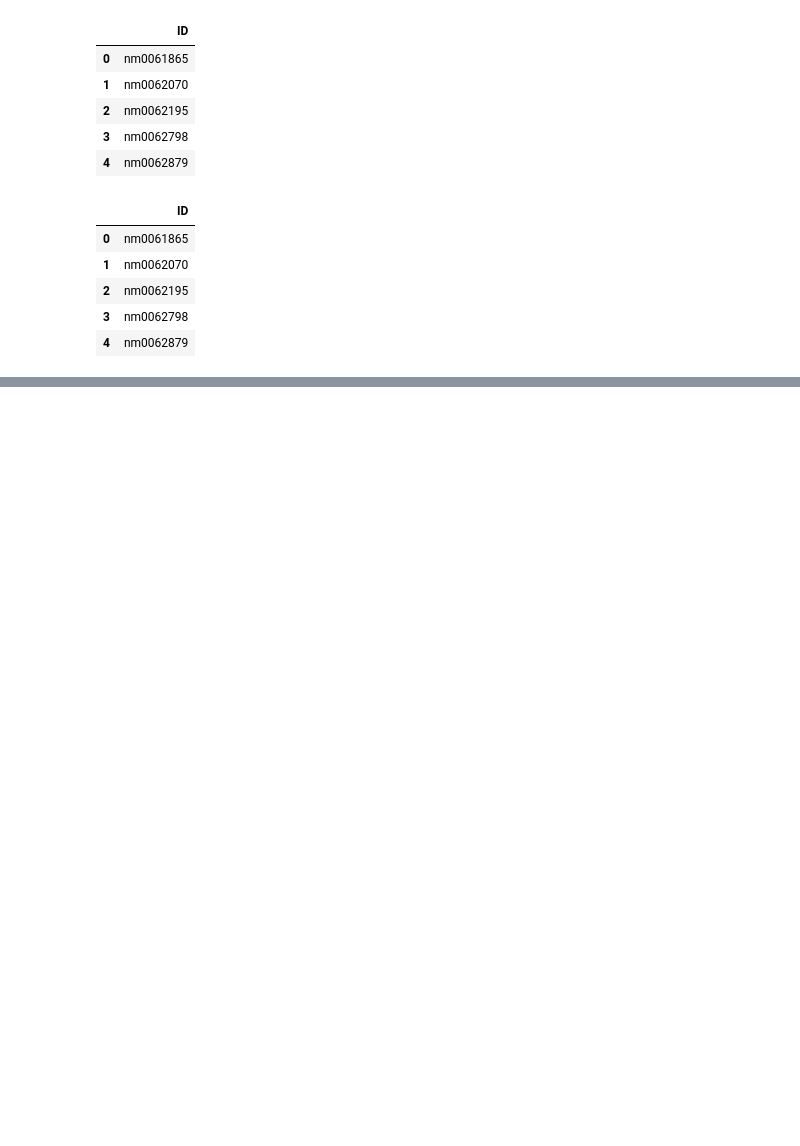
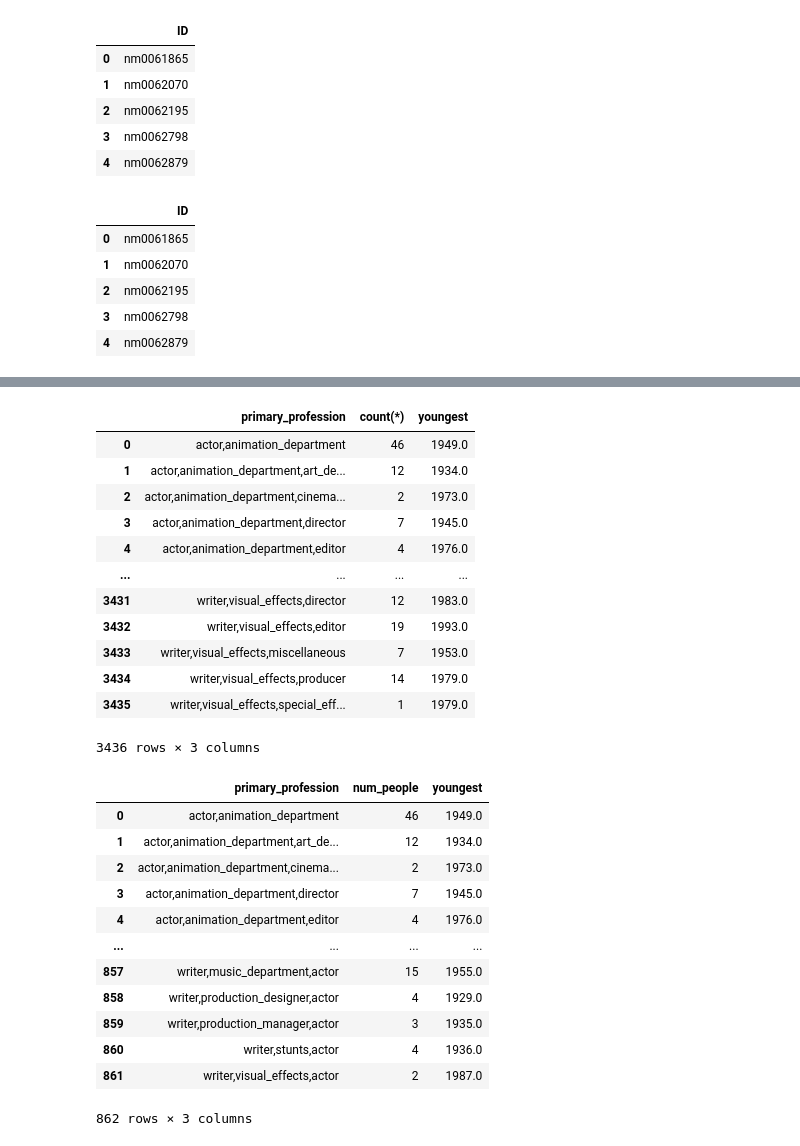
Before and after one commit to Tommyphung1/Master-Notebook-Experiments, a Jupyter notebook: main_notebook.ipynb, the cells around one changed output, grey strips where cells are left out. Saved outputs shown, nothing was run; the diff lists cells and outputs as text; code cells hidden in the pictures; blank space fills up the shorter version.

Commit message:
Added Order By and Having clause along with some minor details.

```diff
--- a/main_notebook.ipynb
+++ b/main_notebook.ipynb
@@ -223,2 +277,44 @@ display(pd.read_sql('''
+# %%
+# Display the numher of profession for each of the given value in the table having the youngest being from after 1900
+display(pd.read_sql('''
+                    SELECT primary_profession, count(*), min(birth_year) AS youngest
+                        FROM persons
+                    GROUP BY primary_profession
+                    HAVING youngest > 1900;''', conn))
+
+# Display the numher of profession where there are more than 10 people having the youngest being from after 1900
+display(pd.read_sql('''
+                    SELECT primary_profession, count(*) AS num_people, min(birth_year) AS youngest
+                        FROM persons
+                    WHERE primary_profession LIKE '%actor%'
+                    GROUP BY primary_profession
+                    HAVING youngest > 1900;''', conn))
+# %% [output]
+|  | primary_profession | count(*) | youngest |
+| 0 | actor,animation_department | 46 | 1949.0 |
+| 1 | actor,animation_department,art_de... | 12 | 1934.0 |
+| 2 | actor,animation_department,cinema... | 2 | 1973.0 |
+| 3 | actor,animation_department,director | 7 | 1945.0 |
+| 4 | actor,animation_department,editor | 4 | 1976.0 |
+| ... | ... | ... | ... |
+| 3431 | writer,visual_effects,director | 12 | 1983.0 |
+| 3432 | writer,visual_effects,editor | 19 | 1993.0 |
+| 3433 | writer,visual_effects,miscellaneous | 7 | 1953.0 |
+| 3434 | writer,visual_effects,producer | 14 | 1979.0 |
+| 3435 | writer,visual_effects,special_eff... | 1 | 1979.0 |
+3436 rows × 3 columns
+|  | primary_profession | num_people | youngest |
+| 0 | actor,animation_department | 46 | 1949.0 |
+| 1 | actor,animation_department,art_de... | 12 | 1934.0 |
+| 2 | actor,animation_department,cinema... | 2 | 1973.0 |
+| 3 | actor,animation_department,director | 7 | 1945.0 |
+| 4 | actor,animation_department,editor | 4 | 1976.0 |
+| ... | ... | ... | ... |
+| 857 | writer,music_department,actor | 15 | 1955.0 |
+| 858 | writer,production_designer,actor | 4 | 1929.0 |
+| 859 | writer,production_manager,actor | 3 | 1935.0 |
+| 860 | writer,stunts,actor | 4 | 1936.0 |
+| 861 | writer,visual_effects,actor | 2 | 1987.0 |
+862 rows × 3 columns
 # %%
 conn.close()
```
Also changed, not shown: parts of 7 cells of this notebook.
